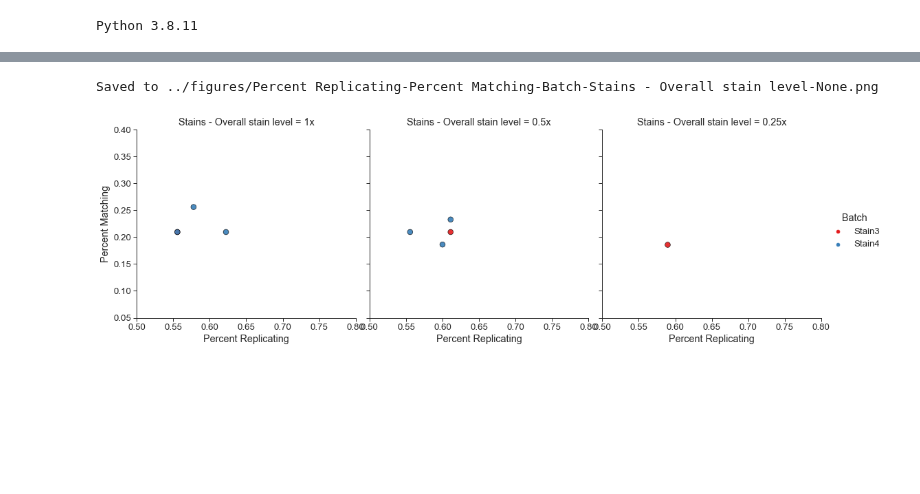
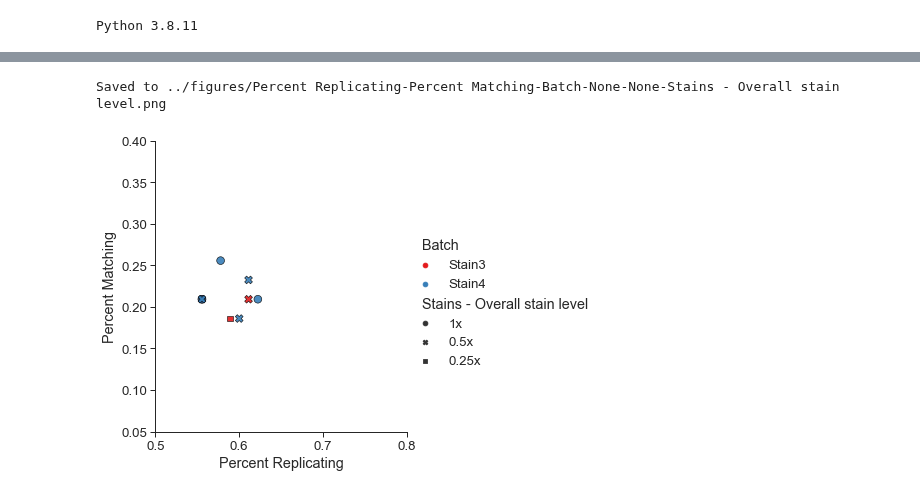
Before and after one commit to carpenter-singh-lab/2023_Cimini_NatureProtocols, a Jupyter notebook: notebooks/AssessStains.ipynb, the cells around one changed output, grey strips where cells are left out. Saved outputs shown, nothing was run; the diff lists cells and outputs as text; code cells hidden in the pictures; blank space fills up the shorter version.

```diff
--- a/notebooks/AssessStains.ipynb
+++ b/notebooks/AssessStains.ipynb
@@ -100,8 +100,8 @@ Saved to ../figures/Stains - Overall stain level-Percent Matching-Batch-None-Non
 # %%
-plot_two_comparisons(df=plate_df_overall,hue='Batch',col=variable)
+plot_two_comparisons(df=plate_df_overall,hue='Batch',style=variable)
 # %% [output]
-Saved to ../figures/Percent Replicating-Percent Matching-Batch-Stains - Overall stain level-None.png
+Saved to ../figures/Percent Replicating-Percent Matching-Batch-None-None-Stains - Overall stain level.png
-[figure, old version]
+[figure, new version]
 # %%
 variable = 'Dye [concentration]'
 
```
Also changed, not shown: parts of 12 cells of this notebook, 13 other files.
